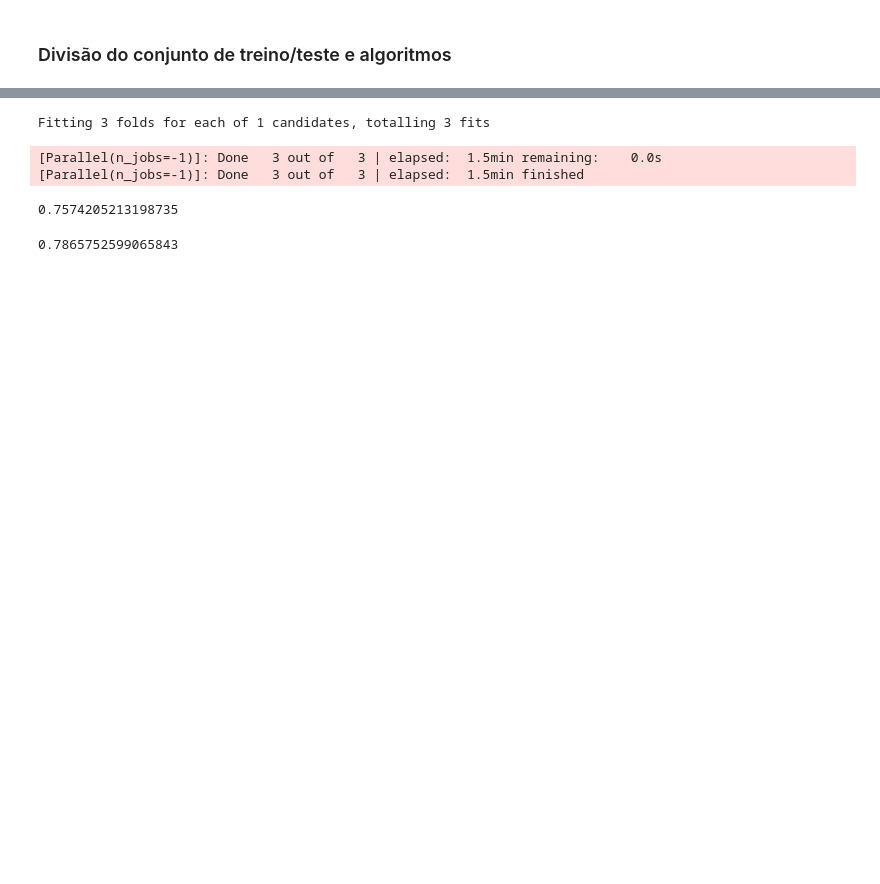
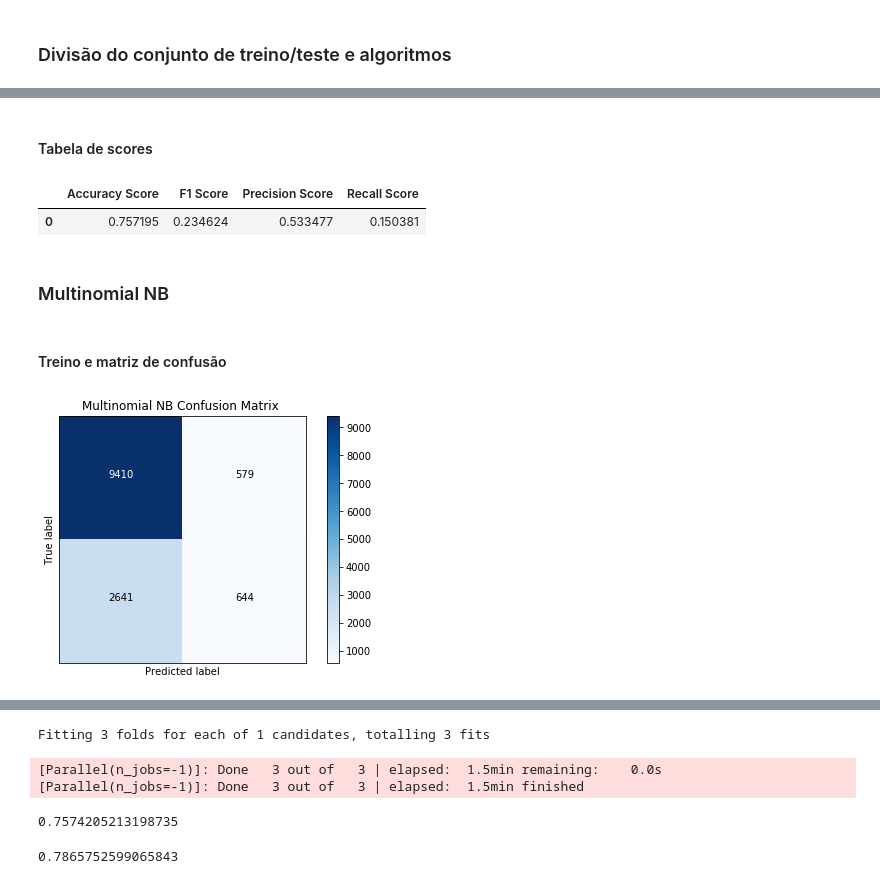
Before and after one commit to gaabrielfranco/data-mining-w2, a Jupyter notebook: tp2_gabriel.ipynb, the cells around one changed output, grey strips where cells are left out. Saved outputs shown, nothing was run; the diff lists cells and outputs as text; code cells hidden in the pictures; blank space fills up the shorter version.

```diff
--- a/tp2_gabriel.ipynb
+++ b/tp2_gabriel.ipynb
@@ -138,0 +107,19 @@ print(recall_score(y_test, dt.predict(X_test)))
+# %% [markdown]
+#### Tabela de scores
+# %%
+df_scores_nb = create_scores_df(nb)
+df_scores_nb
+# %% [output]
+|  | Accuracy Score | F1 Score | Precision Score | Recall Score |
+| 0 | 0.757195 | 0.234624 | 0.533477 | 0.150381 |
+# %% [markdown]
+### Multinomial NB
+# %% [markdown]
+#### Treino e matriz de confusão
+# %%
+nb_mult = MultinomialNB()
+nb_mult.fit(X_train, y_train)
+
+plot_confusion_matrix(confusion_matrix(y_test, nb_mult.predict(X_test)), title="Multinomial NB Confusion Matrix")
+# %% [output]
+[figure, added]
```
Also changed, not shown: parts of 20 cells of this notebook, 2 other files.
